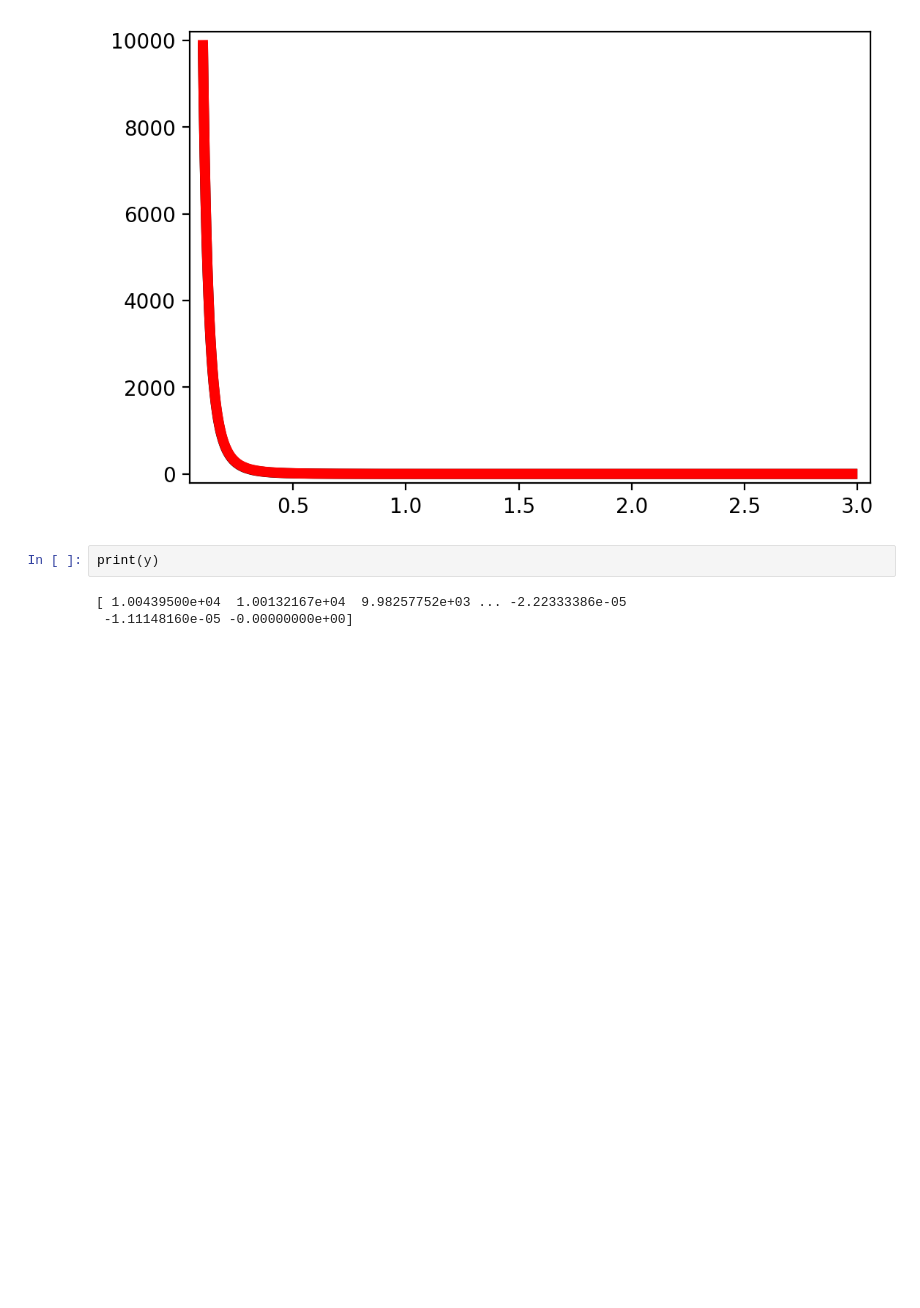
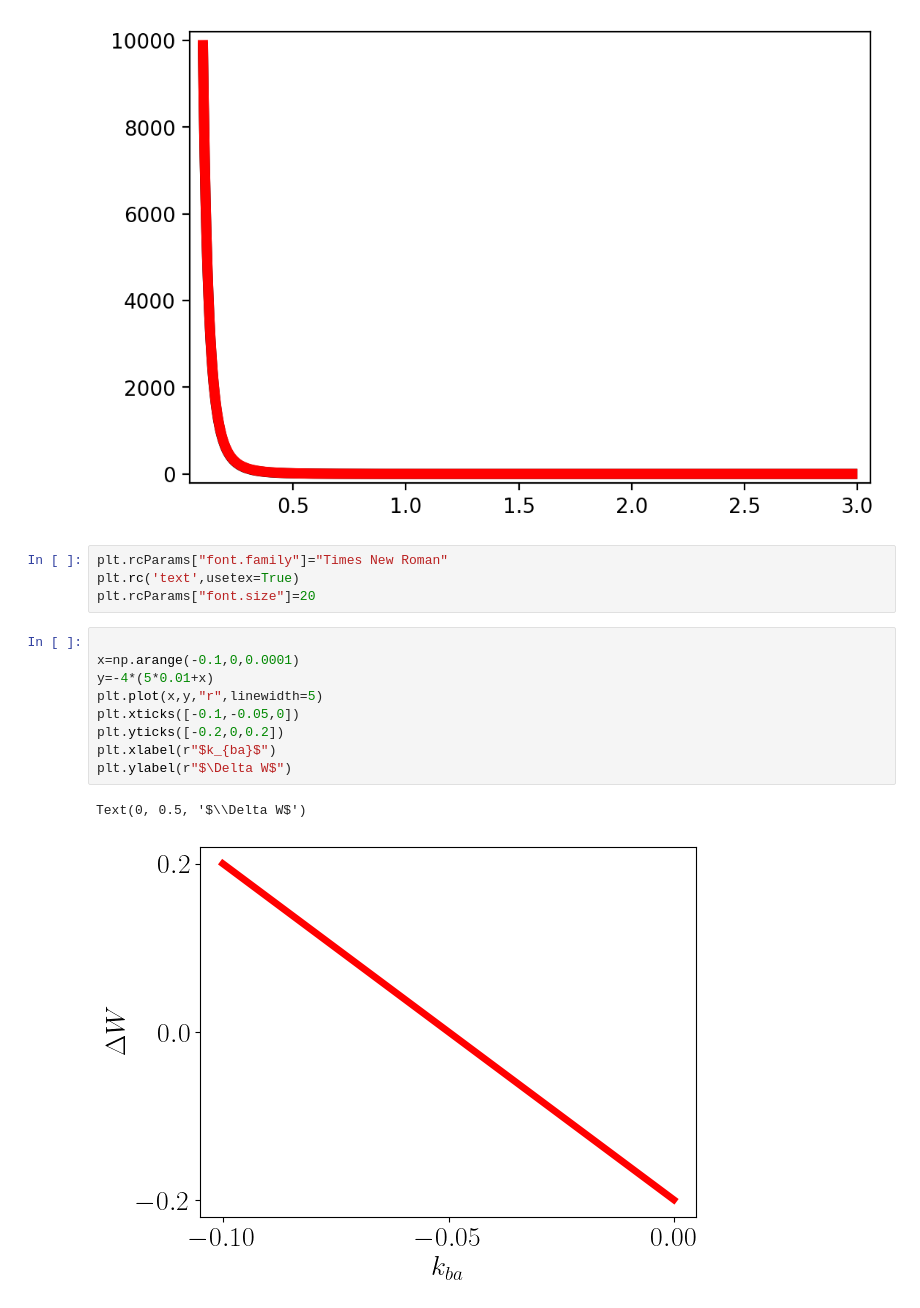
Before and after one commit to wbc0099/NonreciprocicalParicles, a Jupyter notebook: writePaper/use.ipynb, the cells around one changed output. Cells and saved outputs as stored; diff of their text form; blank space fills up the shorter version.

```diff
--- a/writePaper/use.ipynb
+++ b/writePaper/use.ipynb
@@ -41,8 +41,19 @@ ax.margins(x=0.02, y=0.02)         # tiny padding so the stroke isn't cut
 plt.show()
 # %% [output]
 [figure]
+# %%
+plt.rcParams["font.family"]="Times New Roman"
+plt.rc('text',usetex=True)
+plt.rcParams["font.size"]=20
 # %%
-print(y)
+
+x=np.arange(-0.1,0,0.0001)
+y=-4*(5*0.01+x)
+plt.plot(x,y,"r",linewidth=5)
+plt.xticks([-0.1,-0.05,0])
+plt.yticks([-0.2,0,0.2])
+plt.xlabel(r"$k_{ba}$")
+plt.ylabel(r"$\Delta W$")
 # %% [output]
-[ 1.00439500e+04  1.00132167e+04  9.98257752e+03 ... -2.22333386e-05
- -1.11148160e-05 -0.00000000e+00]
+Text(0, 0.5, '$\\Delta W$')
+[figure, added]
```
Also changed, not shown: 9 other files.
